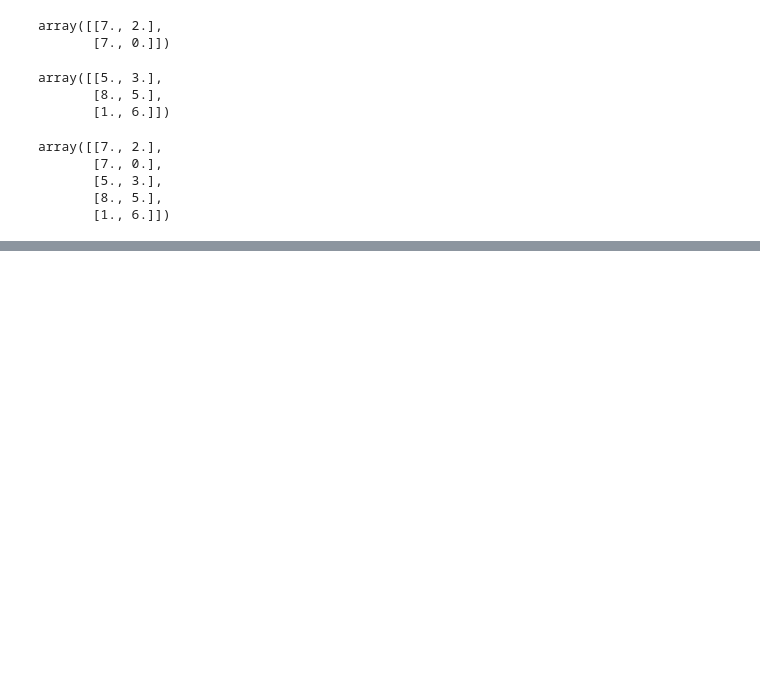
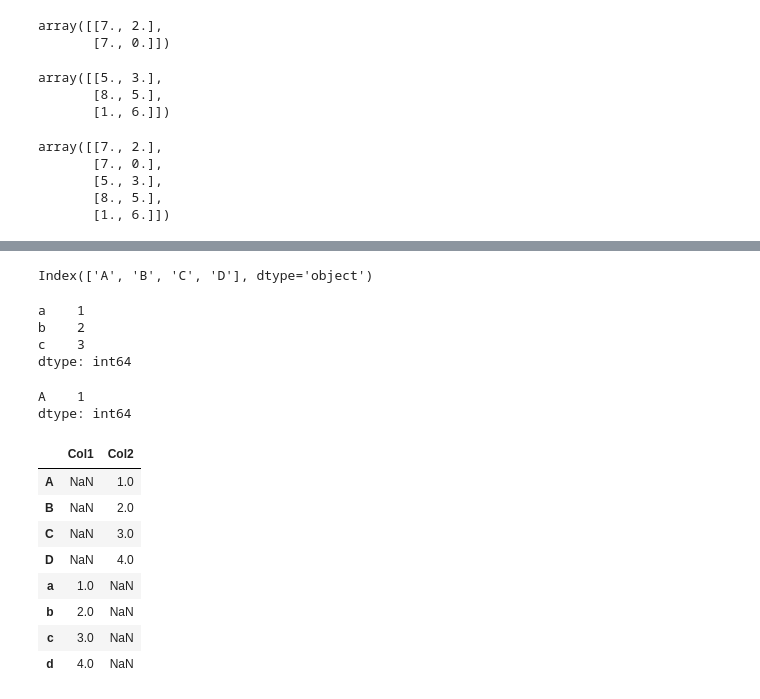
Before and after one commit to shashwat9kumar/ML-And-DataScience, a Jupyter notebook: Python Tutorial for Data Science Freecodecamp.ipynb, the cells around one changed output, grey strips where cells are left out. Saved outputs shown, nothing was run; the diff lists cells and outputs as text; code cells hidden in the pictures; blank space fills up the shorter version.

```diff
--- a/Python Tutorial for Data Science Freecodecamp.ipynb
+++ b/Python Tutorial for Data Science Freecodecamp.ipynb
@@ -1008,0 +1047,2 @@ array([[7., 2.],
+# %%
+m = pd.Series([1,2,3,4], index=['a','b','c','d'])
@@ -1008,0 +1074,2 @@ array([[7., 2.],
+# %%
+n = pd.Series(dict)
@@ -1008,0 +1088,16 @@ array([[7., 2.],
+# %%
+n.index
+# %% [output]
+Index(['A', 'B', 'C', 'D'], dtype='object')
+# %%
+m[0:3]
+# %% [output]
+a    1
+b    2
+c    3
+dtype: int64
+# %%
+n[0:1]
+# %% [output]
+A    1
+dtype: int64
@@ -1008,0 +1106,14 @@ array([[7., 2.],
+# %%
+p = pd.DataFrame({'Col1':m,'Col2':n})
+# %%
+p
+# %% [output]
+|  | Col1 | Col2 |
+| A | NaN | 1.0 |
+| B | NaN | 2.0 |
+| C | NaN | 3.0 |
+| D | NaN | 4.0 |
+| a | 1.0 | NaN |
+| b | 2.0 | NaN |
+| c | 3.0 | NaN |
+| d | 4.0 | NaN |
```
Also changed, not shown: parts of 40 cells of this notebook.
